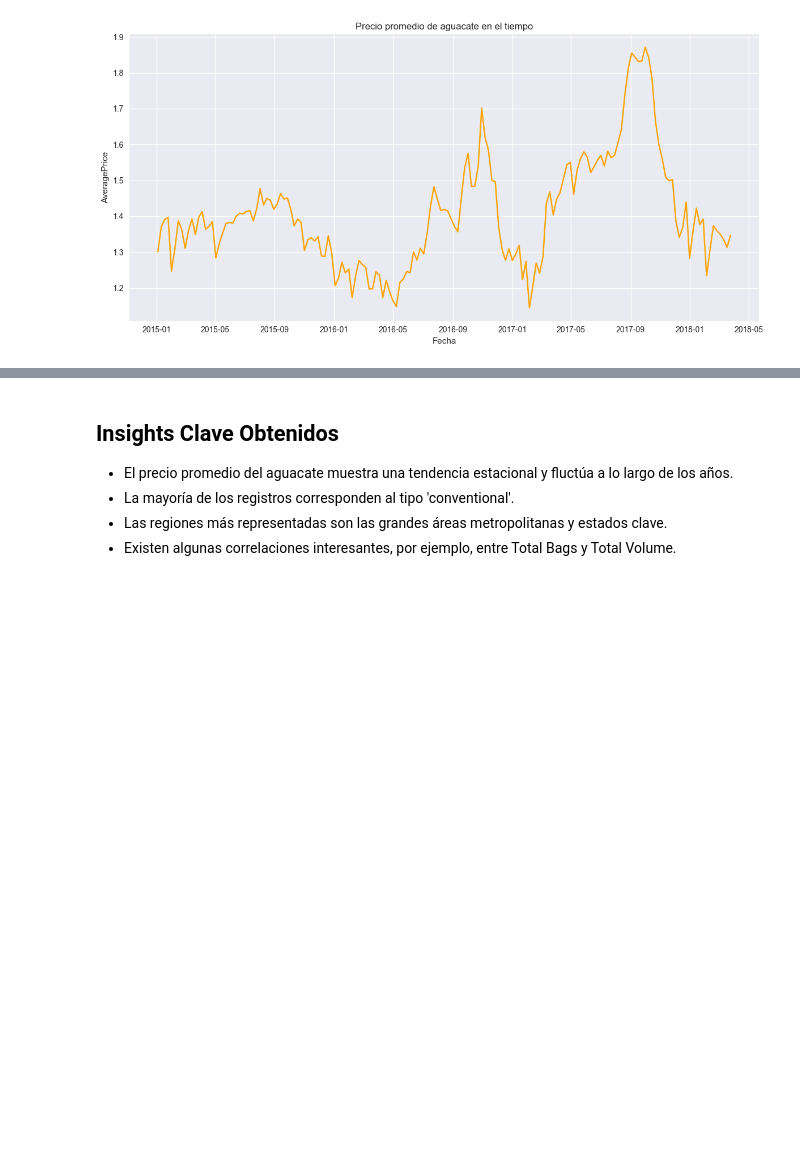
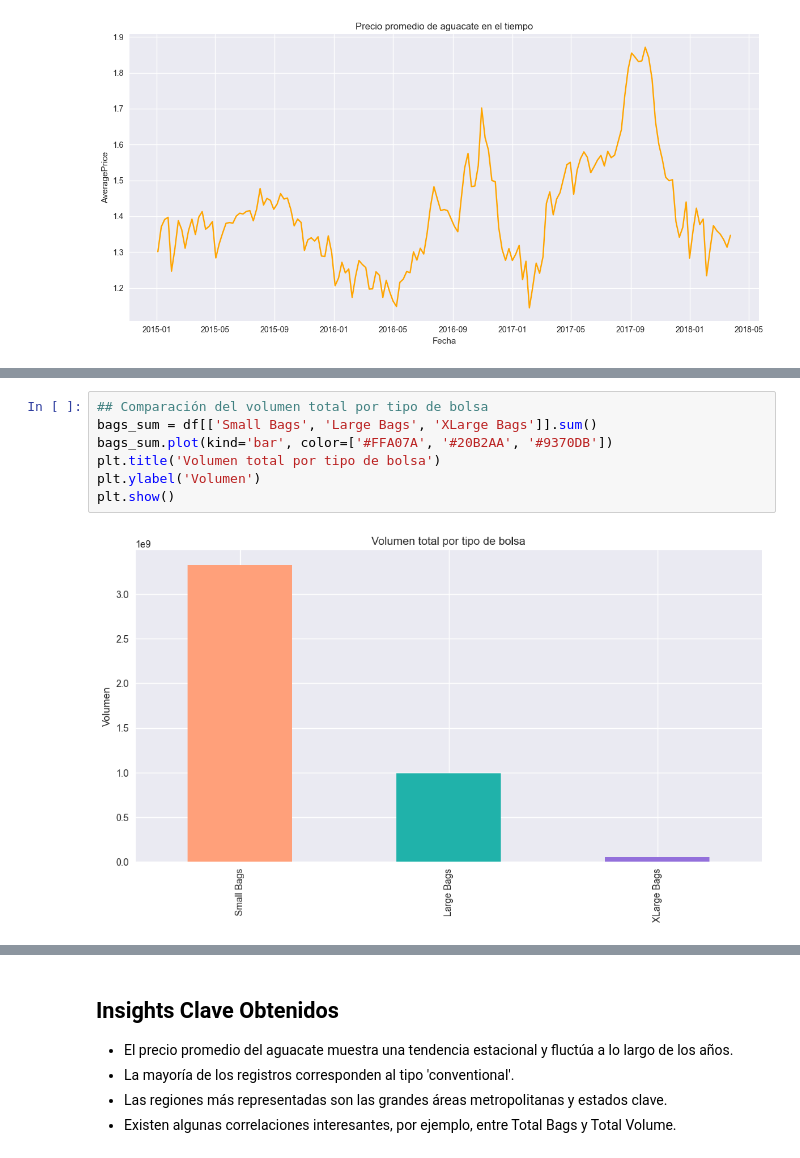
Before and after one commit to Esmeralda-RG/avocado_prices, a Jupyter notebook: avocado_prediction.ipynb, the cells around one changed output, grey strips where cells are left out. Saved outputs shown, nothing was run; the diff lists cells and outputs as text; blank space fills up the shorter version.

```diff
--- a/avocado_prediction.ipynb
+++ b/avocado_prediction.ipynb
@@ -233,0 +267,9 @@ The `ci` parameter is deprecated. Use `errorbar=None` for the same effect.
+# %%
+## Comparación del volumen total por tipo de bolsa
+bags_sum = df[['Small Bags', 'Large Bags', 'XLarge Bags']].sum()
+bags_sum.plot(kind='bar', color=['#FFA07A', '#20B2AA', '#9370DB'])
+plt.title('Volumen total por tipo de bolsa')
+plt.ylabel('Volumen')
+plt.show()
+# %% [output]
+[figure, added]
```
Also changed, not shown: parts of 9 cells of this notebook, 1 other file.
